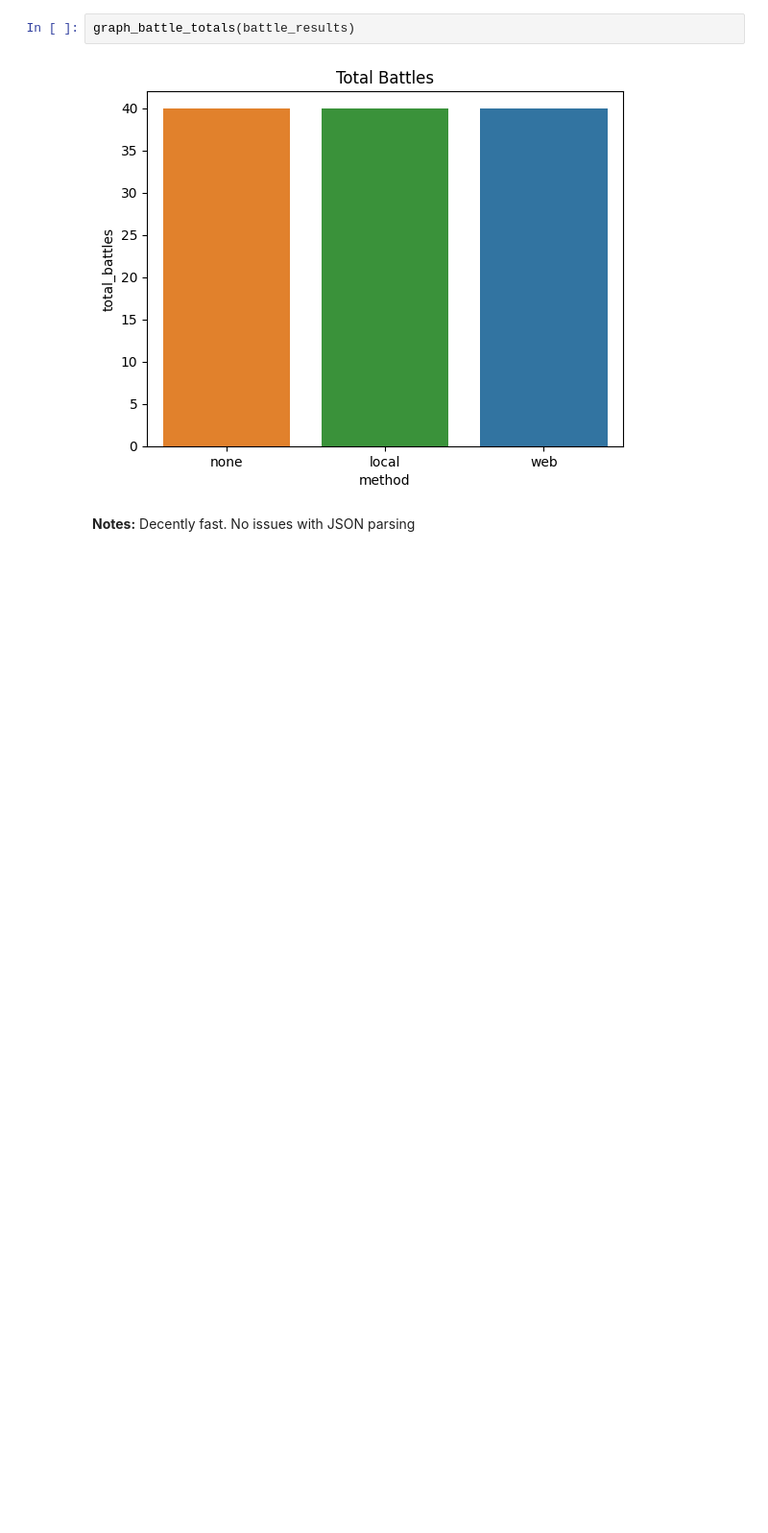
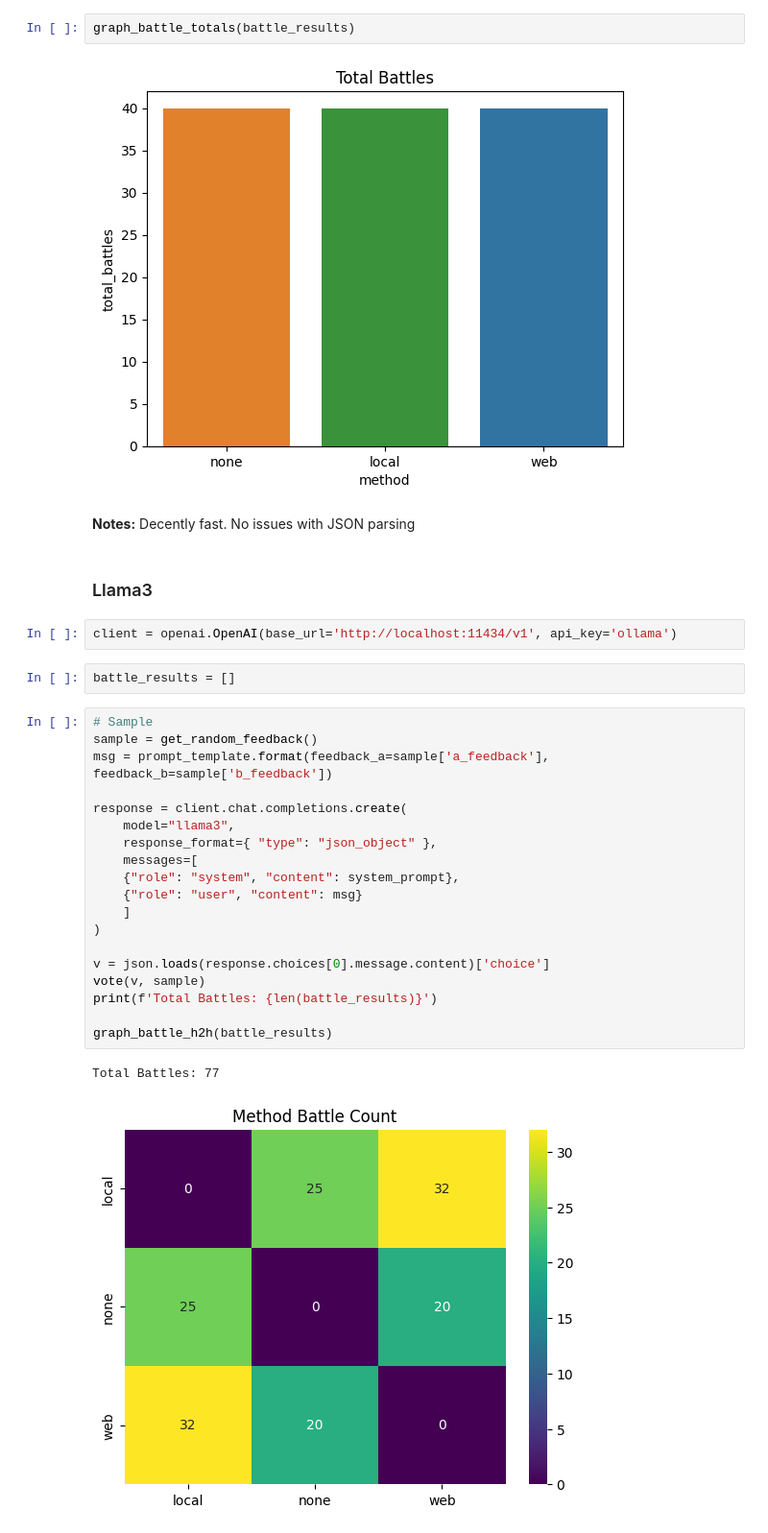
Before and after one commit to lancewilhelm/cs6804_final, a Jupyter notebook: final_project.ipynb, the cells around one changed output. Shown at 96% size. Drawn from its saved outputs; the diff is of its cells as text; blank space fills up the shorter version.

```diff
--- a/final_project.ipynb
+++ b/final_project.ipynb
@@ -672,3 +672,31 @@ graph_battle_totals(battle_results)
 [figure]
 # %% [markdown]
 **Notes:** Decently fast. No issues with JSON parsing
+# %% [markdown]
+### Llama3
+# %%
+client = openai.OpenAI(base_url='http://localhost:11434/v1', api_key='ollama')
+# %%
+battle_results = []
+# %%
+# Sample
+sample = get_random_feedback()
+msg = prompt_template.format(feedback_a=sample['a_feedback'], feedback_b=sample['b_feedback'])
+
+response = client.chat.completions.create(
+    model="llama3",
+    response_format={ "type": "json_object" },
+    messages=[
+    {"role": "system", "content": system_prompt},
+    {"role": "user", "content": msg}
+    ]
+)
+
+v = json.loads(response.choices[0].message.content)['choice']
+vote(v, sample)
+print(f'Total Battles: {len(battle_results)}')
+
+graph_battle_h2h(battle_results)
+# %% [output]
+Total Battles: 77
+[figure, added]
```
Also changed, not shown: parts of 2 cells of this notebook, 2 other files.
